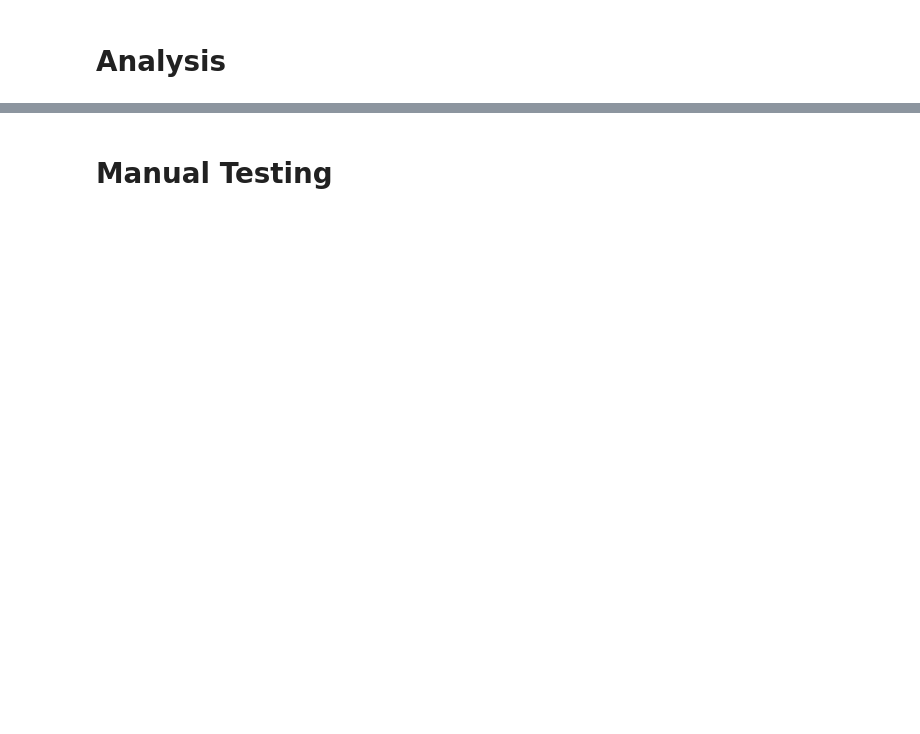
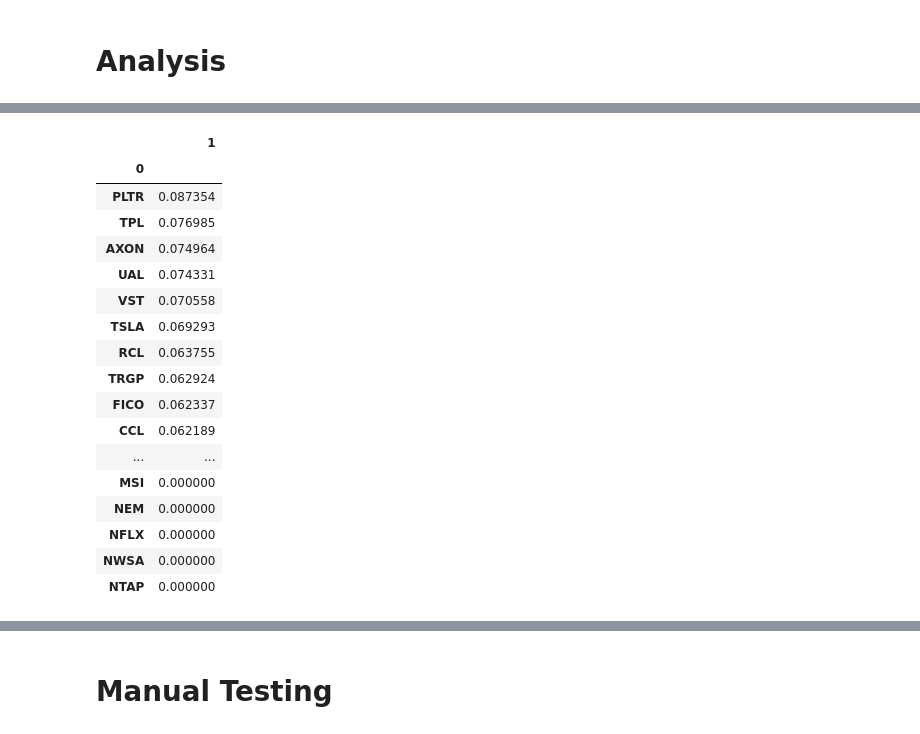
Before and after one commit to niroojane/Equity-Analysis, a Jupyter notebook: S&P500 Analysis.ipynb, the cells around one changed output, grey strips where cells are left out. Saved outputs shown, nothing was run; the diff lists cells and outputs as text; code cells hidden in the pictures; blank space fills up the shorter version.

```diff
--- a/S&P500 Analysis.ipynb
+++ b/S&P500 Analysis.ipynb
@@ -185,3 +206,24 @@ portfolio,tracking=get_portfolios(investment_amount=100,dataframe=dataframe,numb
+# %%
+pd.DataFrame(tracking[dates_end[-2]][0].items()).set_index(0).sort_values(by=1,ascending=False).iloc[:20]
+# %% [output]
+|  | 1 |
+| 0 |  |
+| PLTR | 0.087354 |
+| TPL | 0.076985 |
+| AXON | 0.074964 |
+| UAL | 0.074331 |
+| VST | 0.070558 |
+| TSLA | 0.069293 |
+| RCL | 0.063755 |
+| TRGP | 0.062924 |
+| FICO | 0.062337 |
+| CCL | 0.062189 |
+| ... | ... |
+| MSI | 0.000000 |
+| NEM | 0.000000 |
+| NFLX | 0.000000 |
+| NWSA | 0.000000 |
+| NTAP | 0.000000 |
 # %%
 investment_amount=100
 shares={}
```
Also changed, not shown: parts of 14 cells of this notebook.
